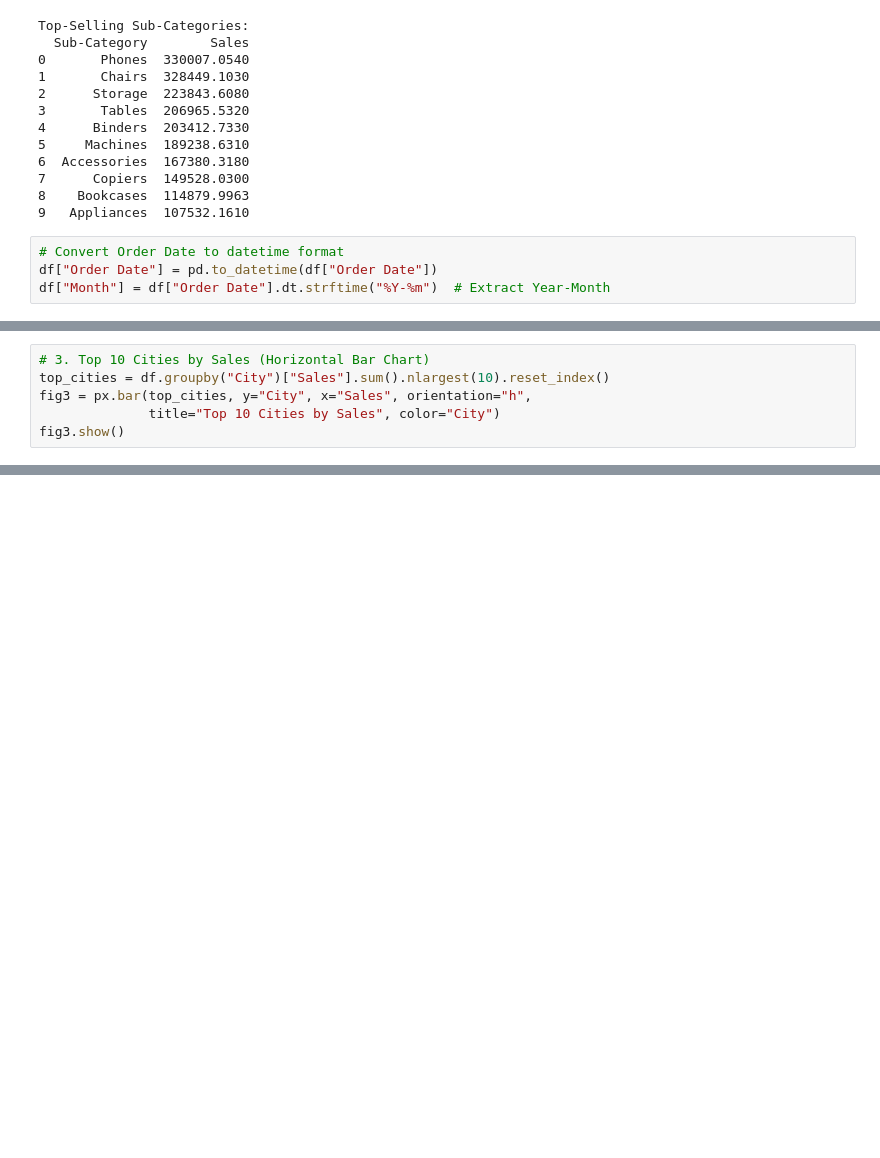
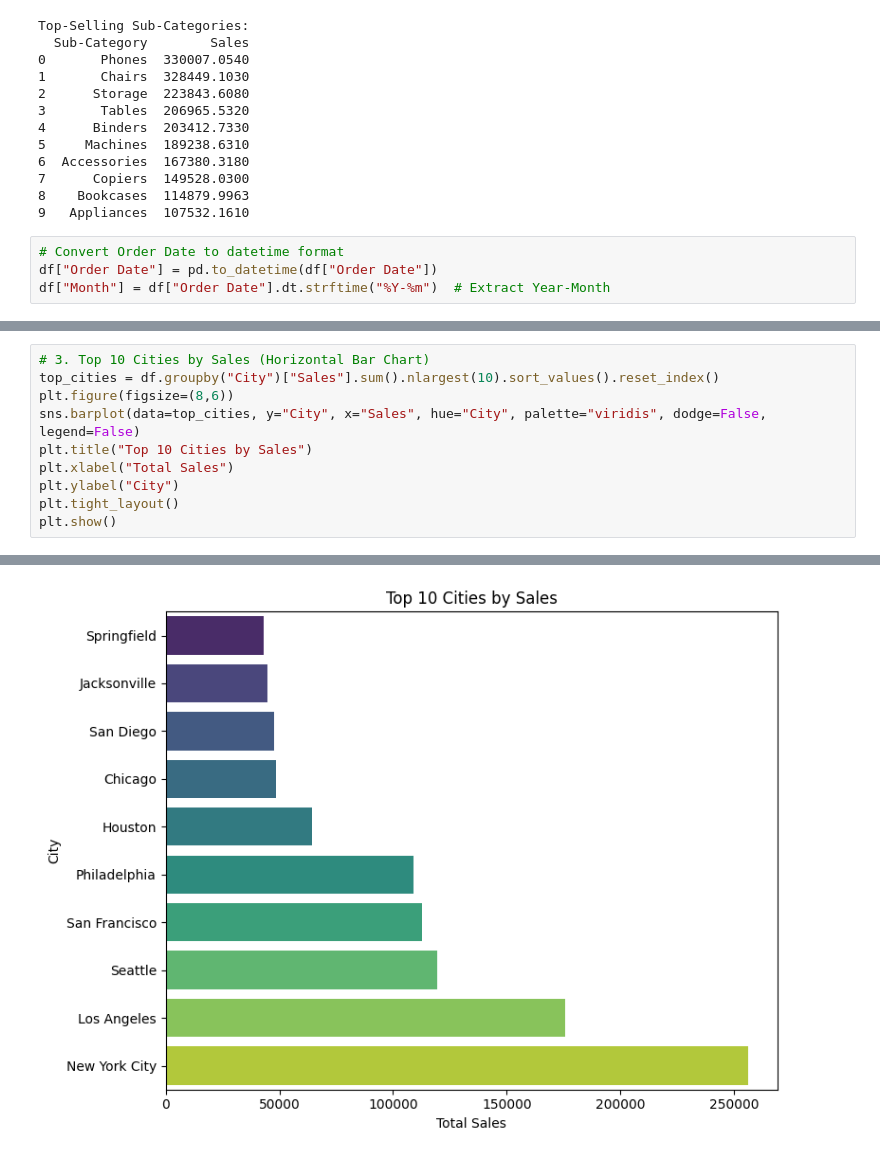
Before and after one commit to ThePhaniKumarVemuri/SalesStore-Data-Analysis, a Jupyter notebook: SalesStore_Data_Analysis.ipynb, the cells around one changed output, grey strips where cells are left out. Drawn from its saved outputs; the diff is of its cells as text; blank space fills up the shorter version.

```diff
--- a/SalesStore_Data_Analysis.ipynb
+++ b/SalesStore_Data_Analysis.ipynb
@@ -354,7 +368,11 @@ fig2.show()
 # %%
 # 3. Top 10 Cities by Sales (Horizontal Bar Chart)
-top_cities = df.groupby("City")["Sales"].sum().nlargest(10).reset_index()
-fig3 = px.bar(top_cities, y="City", x="Sales", orientation="h",
-              title="Top 10 Cities by Sales", color="City")
-fig3.show()
+top_cities = df.groupby("City")["Sales"].sum().nlargest(10).sort_values().reset_index()
+plt.figure(figsize=(8,6))
+sns.barplot(data=top_cities, y="City", x="Sales", hue="City", palette="viridis", dodge=False, legend=False)
+plt.title("Top 10 Cities by Sales")
+plt.xlabel("Total Sales")
+plt.ylabel("City")
+plt.tight_layout()
+plt.show()
 # %% [output]
@@ -362,2 +379,3 @@ fig3.show()
+[figure, added]
 # %%
 # 4. Sales vs. Profit Scatter Plot
```
Also changed, not shown: parts of 8 cells of this notebook.
